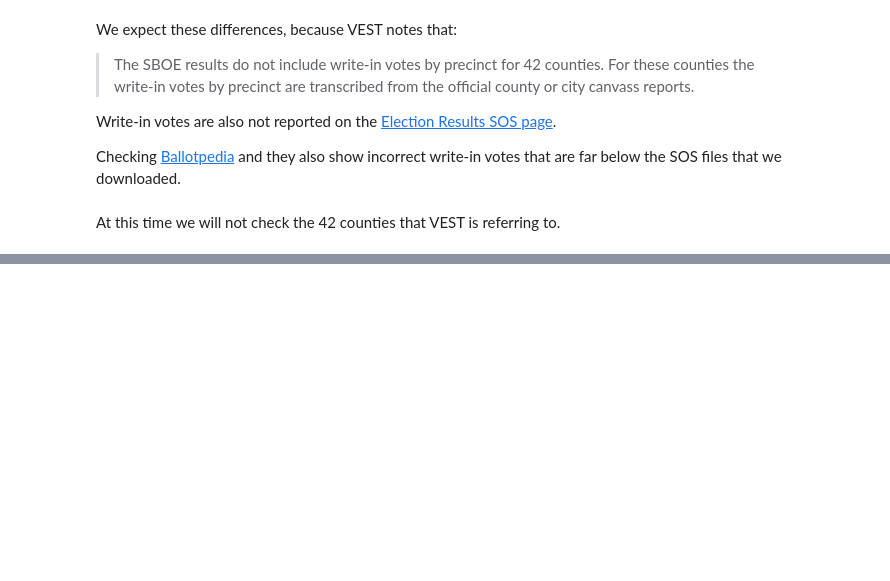
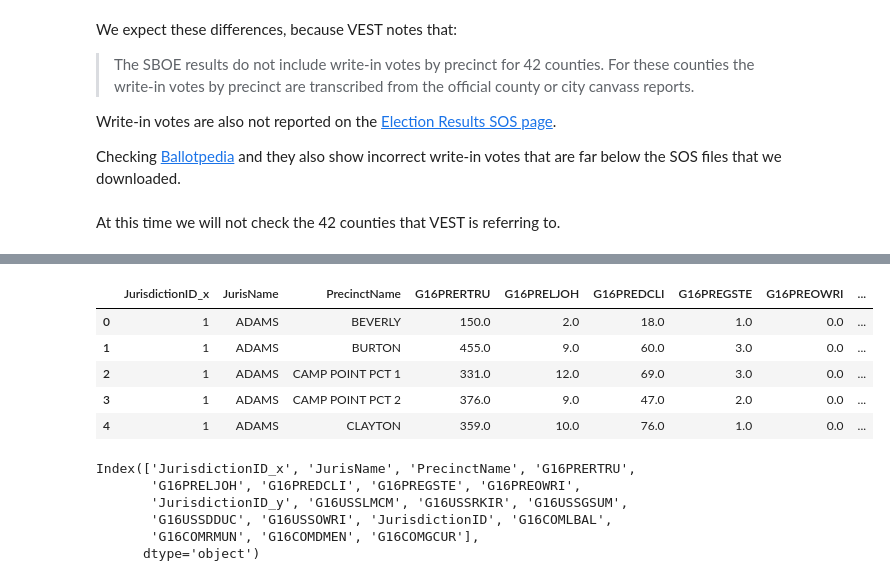
Before and after one commit to nonpartisan-redistricting-datahub/pdv-il, a Jupyter notebook: vest-il-2016/vest-il-2016-validation.ipynb, the cells around one changed output, grey strips where cells are left out. Drawn from its saved outputs; the diff is of its cells as text; code cells hidden in the pictures; blank space fills up the shorter version.

```diff
--- a/vest-il-2016/vest-il-2016-validation.ipynb
+++ b/vest-il-2016/vest-il-2016-validation.ipynb
@@ -272,0 +474,18 @@ At this time we will not check the 42 counties that VEST is referring to.
+# %%
+election_results.head()
+# %% [output]
+|  | JurisdictionID_x | JurisName | PrecinctName | G16PRERTRU | G16PRELJOH | G16PREDCLI | G16PREGSTE | G16PREOWRI | ... |
+| 0 | 1 | ADAMS | BEVERLY | 150.0 | 2.0 | 18.0 | 1.0 | 0.0 | ... |
+| 1 | 1 | ADAMS | BURTON | 455.0 | 9.0 | 60.0 | 3.0 | 0.0 | ... |
+| 2 | 1 | ADAMS | CAMP POINT PCT 1 | 331.0 | 12.0 | 69.0 | 3.0 | 0.0 | ... |
+| 3 | 1 | ADAMS | CAMP POINT PCT 2 | 376.0 | 9.0 | 47.0 | 2.0 | 0.0 | ... |
+| 4 | 1 | ADAMS | CLAYTON | 359.0 | 10.0 | 76.0 | 1.0 | 0.0 | ... |
+# %%
+election_results.columns
+# %% [output]
+Index(['JurisdictionID_x', 'JurisName', 'PrecinctName', 'G16PRERTRU',
+       'G16PRELJOH', 'G16PREDCLI', 'G16PREGSTE', 'G16PREOWRI',
+       'JurisdictionID_y', 'G16USSLMCM', 'G16USSRKIR', 'G16USSGSUM',
+       'G16USSDDUC', 'G16USSOWRI', 'JurisdictionID', 'G16COMLBAL',
+       'G16COMRMUN', 'G16COMDMEN', 'G16COMGCUR'],
+      dtype='object')
```
Also changed, not shown: parts of 18 cells of this notebook.
